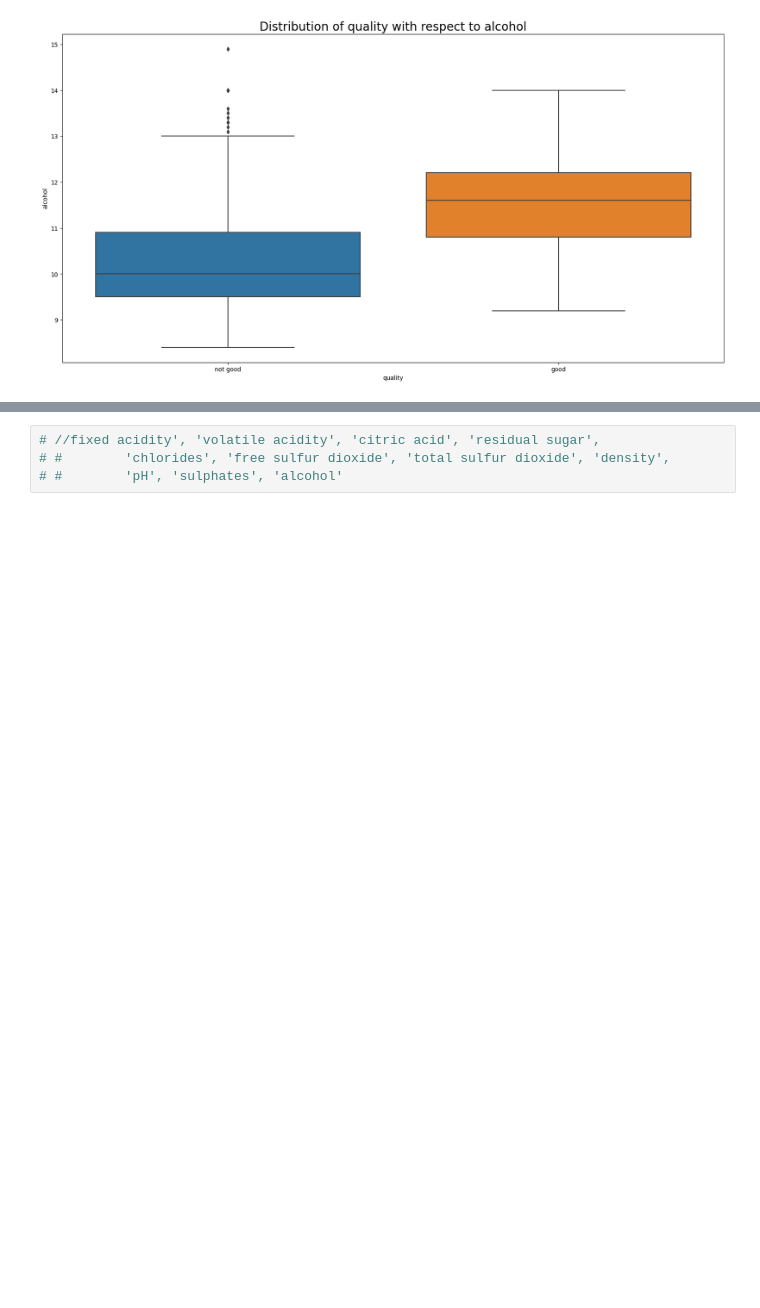
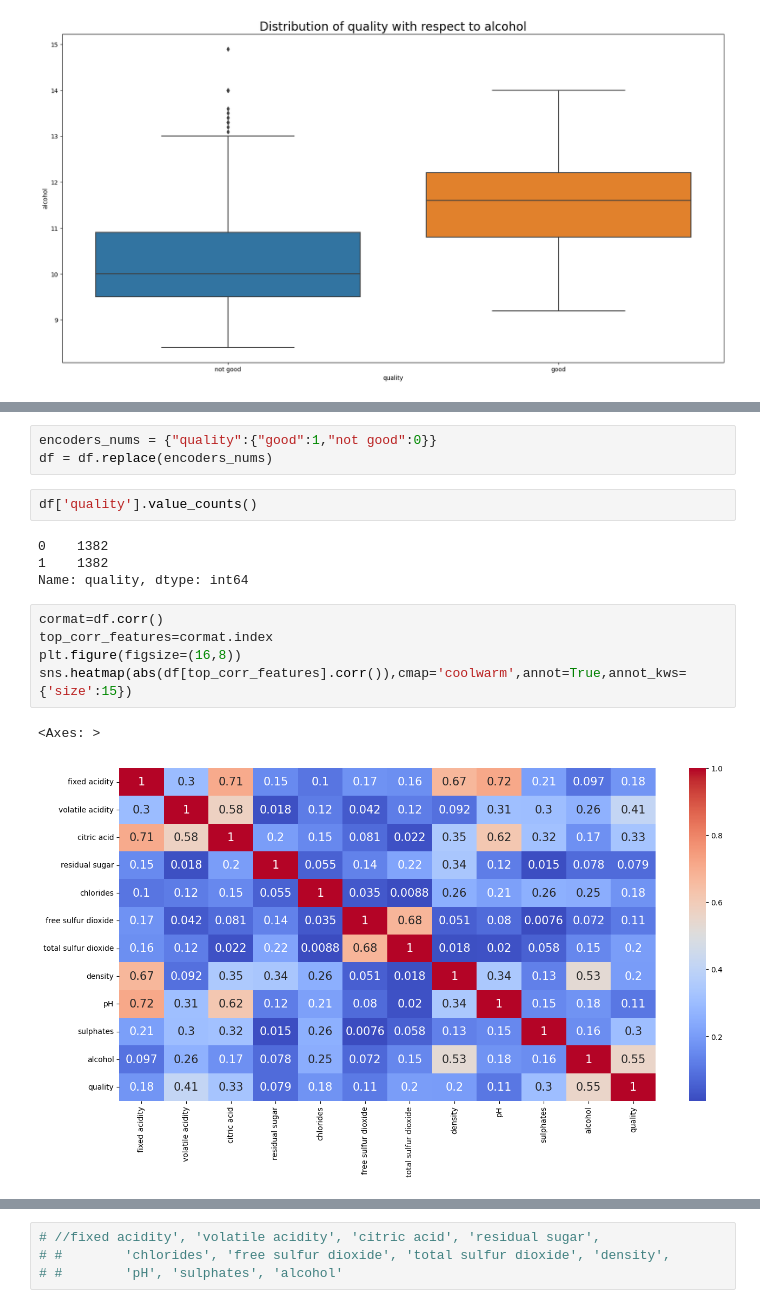
Before and after one commit to goswamiaman172/Internship, a Jupyter notebook: Wine_quality.ipynb, the cells around one changed output, grey strips where cells are left out. Drawn from its saved outputs; the diff is of its cells as text; blank space fills up the shorter version.

```diff
--- a/Wine_quality.ipynb
+++ b/Wine_quality.ipynb
@@ -384,0 +431,17 @@ plt.yticks(size=12)
+# %%
+encoders_nums = {"quality":{"good":1,"not good":0}}
+df = df.replace(encoders_nums)
+# %%
+df['quality'].value_counts()
+# %% [output]
+0    1382
+1    1382
+Name: quality, dtype: int64
+# %%
+cormat=df.corr()
+top_corr_features=cormat.index
+plt.figure(figsize=(16,8))
+sns.heatmap(abs(df[top_corr_features].corr()),cmap='coolwarm',annot=True,annot_kws={'size':15})
+# %% [output]
+<Axes: >
+[figure, added]
```
Also changed, not shown: parts of 22 cells of this notebook.
